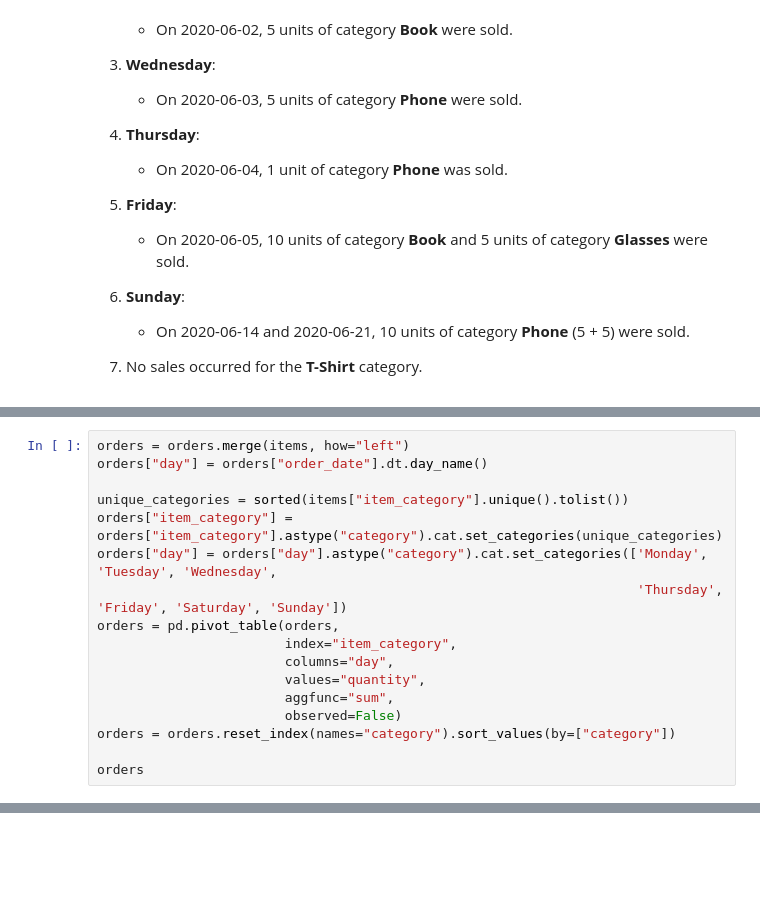
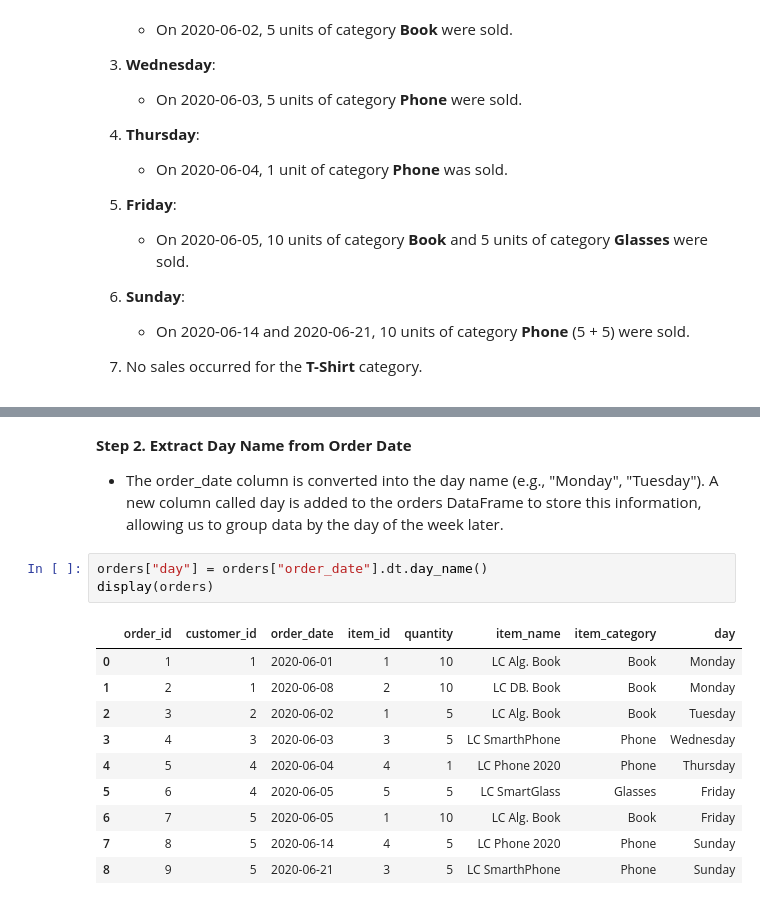
Before and after one commit to SKawsar/Pandas-Hard-Data-Preprocessing, a Jupyter notebook: Sales by Day of the Week.ipynb, the cells around one changed output, grey strips where cells are left out. Drawn from its saved outputs; the diff is of its cells as text; blank space fills up the shorter version.

Commit message:
- updated Sales by Day of the Week

```diff
--- a/Sales by Day of the Week.ipynb
+++ b/Sales by Day of the Week.ipynb
@@ -149,17 +149,0 @@ display(items)
-# %%
-orders = orders.merge(items, how="left")
-orders["day"] = orders["order_date"].dt.day_name()
-
-unique_categories = sorted(items["item_category"].unique().tolist())
-orders["item_category"] = orders["item_category"].astype("category").cat.set_categories(unique_categories)
-orders["day"] = orders["day"].astype("category").cat.set_categories(['Monday', 'Tuesday', 'Wednesday',
-                                                                     'Thursday', 'Friday', 'Saturday', 'Sunday'])
-orders = pd.pivot_table(orders,
-                        index="item_category",
-                        columns="day",
-                        values="quantity",
-                        aggfunc="sum",
-                        observed=False)
-orders = orders.reset_index(names="category").sort_values(by=["category"])
-
-orders
@@ -171,0 +167,17 @@ orders
+# %% [markdown]
+**Step 2. Extract Day Name from Order Date**
+- The order_date column is converted into the day name (e.g., "Monday", "Tuesday"). A new column called day is added to the orders DataFrame to store this information, allowing us to group data by the day of the week later.
+# %%
+orders["day"] = orders["order_date"].dt.day_name()
+display(orders)
+# %% [output]
+|  | order_id | customer_id | order_date | item_id | quantity | item_name | item_category | day |
+| 0 | 1 | 1 | 2020-06-01 | 1 | 10 | LC Alg. Book | Book | Monday |
+| 1 | 2 | 1 | 2020-06-08 | 2 | 10 | LC DB. Book | Book | Monday |
+| 2 | 3 | 2 | 2020-06-02 | 1 | 5 | LC Alg. Book | Book | Tuesday |
+| 3 | 4 | 3 | 2020-06-03 | 3 | 5 | LC SmarthPhone | Phone | Wednesday |
+| 4 | 5 | 4 | 2020-06-04 | 4 | 1 | LC Phone 2020 | Phone | Thursday |
+| 5 | 6 | 4 | 2020-06-05 | 5 | 5 | LC SmartGlass | Glasses | Friday |
+| 6 | 7 | 5 | 2020-06-05 | 1 | 10 | LC Alg. Book | Book | Friday |
+| 7 | 8 | 5 | 2020-06-14 | 4 | 5 | LC Phone 2020 | Phone | Sunday |
+| 8 | 9 | 5 | 2020-06-21 | 3 | 5 | LC SmarthPhone | Phone | Sunday |
```
Also changed, not shown: parts of 18 cells of this notebook.
